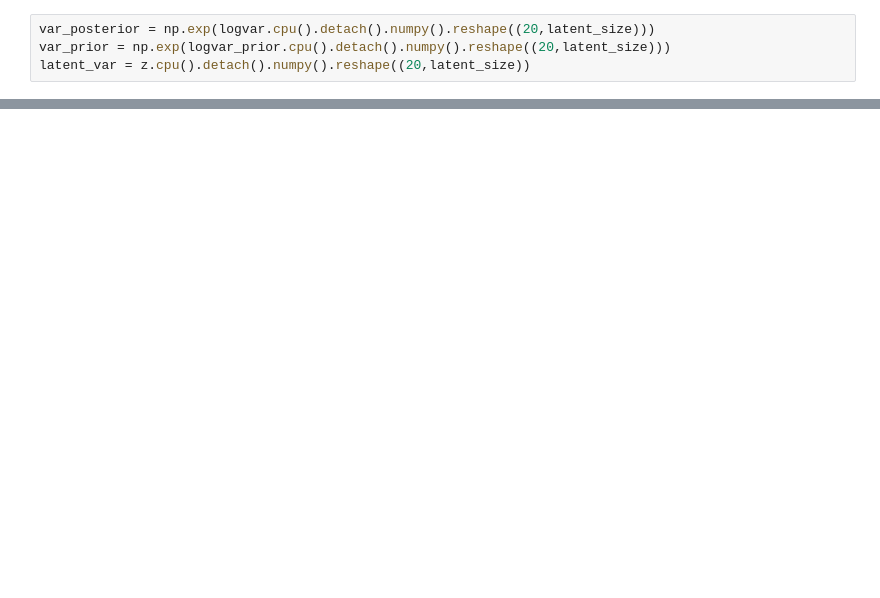
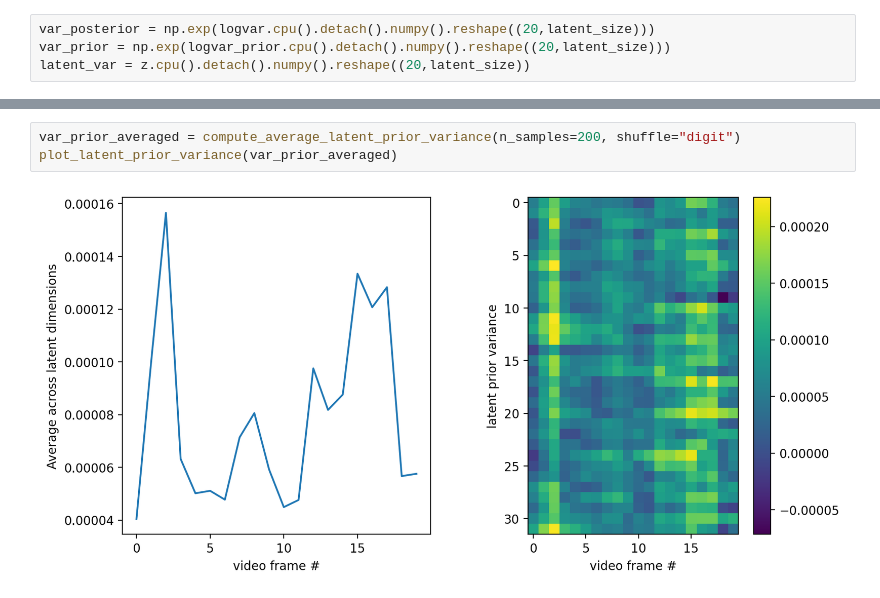
Before and after one commit to FelixHub/serotonin_model, a Jupyter notebook: dvae convolution.ipynb, the cells around one changed output, grey strips where cells are left out. Drawn from its saved outputs; the diff is of its cells as text; blank space fills up the shorter version.

```diff
--- a/dvae convolution.ipynb
+++ b/dvae convolution.ipynb
@@ -380,0 +387,5 @@ plot_latent_prior_variance(var_prior_averaged)
+# %%
+var_prior_averaged = compute_average_latent_prior_variance(n_samples=200, shuffle="digit")
+plot_latent_prior_variance(var_prior_averaged)
+# %% [output]
+[figure, added]
```
Also changed, not shown: parts of 5 cells of this notebook.
